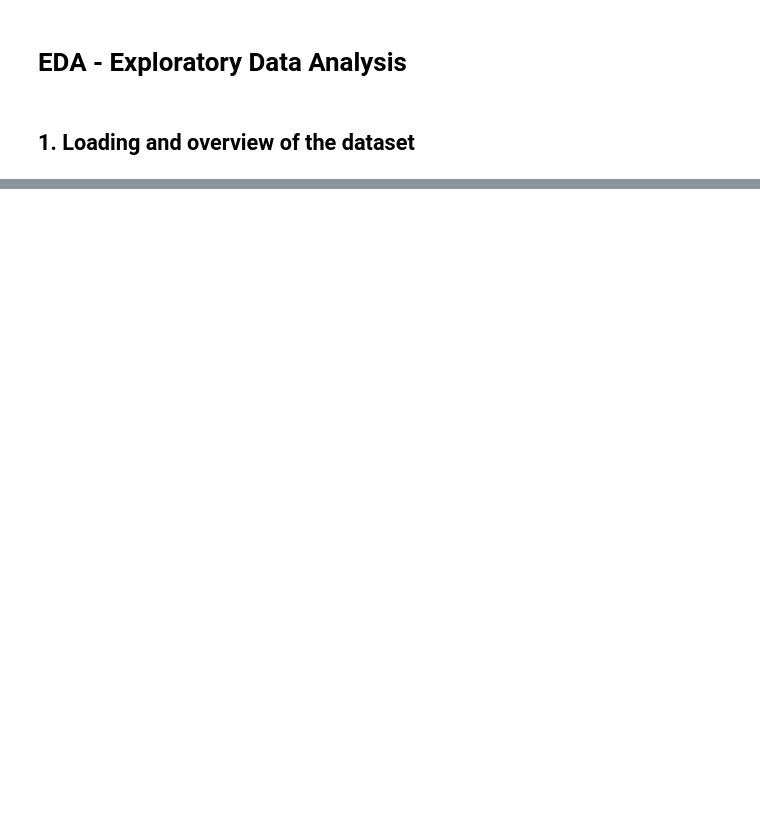
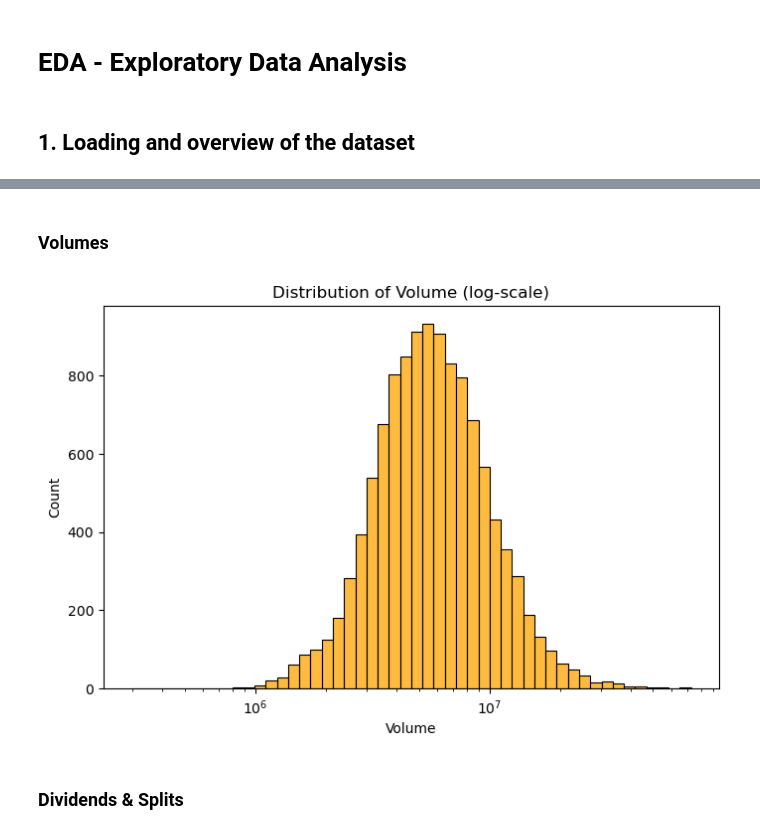
Before and after one commit to daphnemaschas/IBM-Stock-Prices, a Jupyter notebook: notebooks/eda.ipynb, the cells around one changed output, grey strips where cells are left out. Drawn from its saved outputs; the diff is of its cells as text; code cells hidden in the pictures; blank space fills up the shorter version.

```diff
--- a/notebooks/eda.ipynb
+++ b/notebooks/eda.ipynb
@@ -33,0 +94,12 @@ df.describe()
+# %% [markdown]
+### Volumes
+# %%
+plt.figure(figsize=(8,5))
+sns.histplot(df["Volume"], bins=50, log_scale=True, color='orange')
+plt.title("Distribution of Volume (log-scale)")
+plt.xlabel("Volume")
+plt.show()
+# %% [output]
+[figure, added]
+# %% [markdown]
+### Dividends & Splits
```
Also changed, not shown: parts of 38 cells of this notebook.
